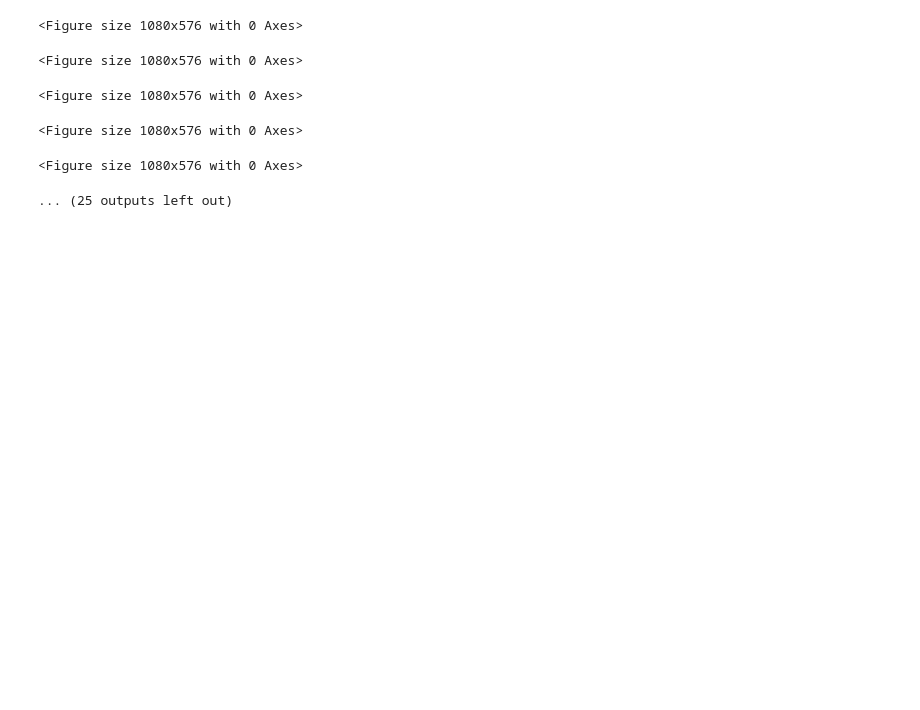
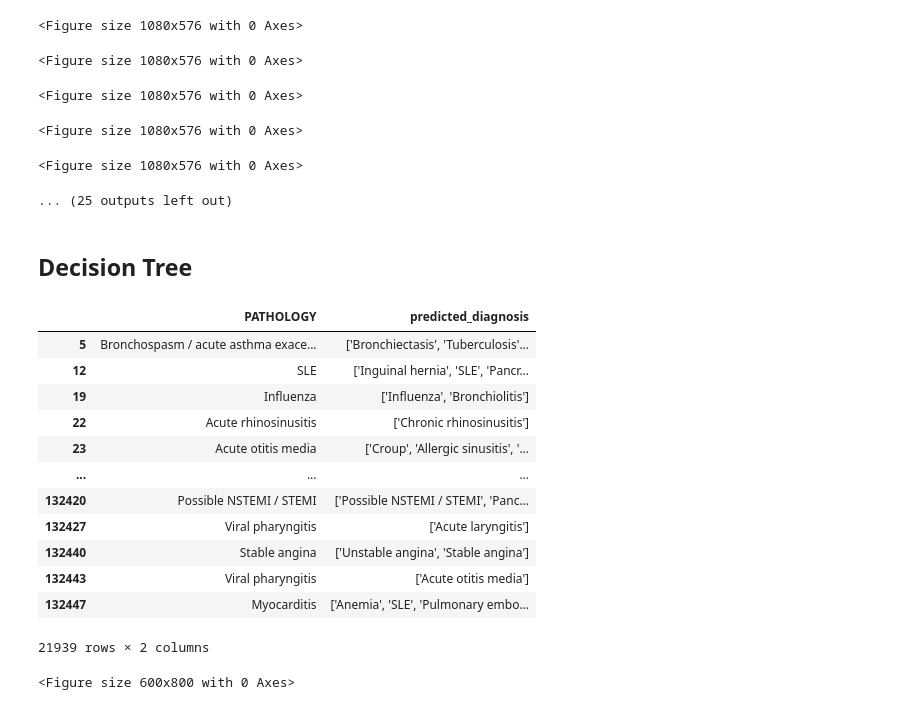
Before and after one commit to myrasaet/VITAS, a Jupyter notebook: src/error_analysis.ipynb, the cells around one changed output. Cells and saved outputs as stored; diff of their text form; code cells hidden in the pictures; blank space fills up the shorter version.

Commit message:
add decision tree model

```diff
--- a/src/error_analysis.ipynb
+++ b/src/error_analysis.ipynb
@@ -325,3 +325,5 @@ for disease in pred_miss_dict:
 <Figure size 1080x576 with 0 Axes>
 <Figure size 1080x576 with 0 Axes>
 ... (25 outputs left out)
+# %% [markdown]
+## Decision Tree
@@ -327,0 +333,25 @@ for disease in pred_miss_dict:
+# %%
+error_df = error_df[["PATHOLOGY", "predicted_diagnosis"]]
+error_df
+# %% [output]
+|  | PATHOLOGY | predicted_diagnosis |
+| 5 | Bronchospasm / acute asthma exace... | ['Bronchiectasis', 'Tuberculosis'... |
+| 12 | SLE | ['Inguinal hernia', 'SLE', 'Pancr... |
+| 19 | Influenza | ['Influenza', 'Bronchiolitis'] |
+| 22 | Acute rhinosinusitis | ['Chronic rhinosinusitis'] |
+| 23 | Acute otitis media | ['Croup', 'Allergic sinusitis', '... |
+| ... | ... | ... |
+| 132420 | Possible NSTEMI / STEMI | ['Possible NSTEMI / STEMI', 'Panc... |
+| 132427 | Viral pharyngitis | ['Acute laryngitis'] |
+| 132440 | Stable angina | ['Unstable angina', 'Stable angina'] |
+| 132443 | Viral pharyngitis | ['Acute otitis media'] |
+| 132447 | Myocarditis | ['Anemia', 'SLE', 'Pulmonary embo... |
+21939 rows × 2 columns
+# %%
+error_df["PATHOLOGY"].value_counts().sort_values().plot.barh(figsize=(6, 8))
+plt.title("Prediction Error Frequency")
+plt.xlabel("Count")
+plt.savefig(f'{base_path}\\output\\error_analysis\\pred_miss_freq_dt.jpg', bbox_inches='tight')
+plt.clf()
+# %% [output]
+<Figure size 600x800 with 0 Axes>
```
Also changed, not shown: parts of 12 cells of this notebook, 5 other files.
